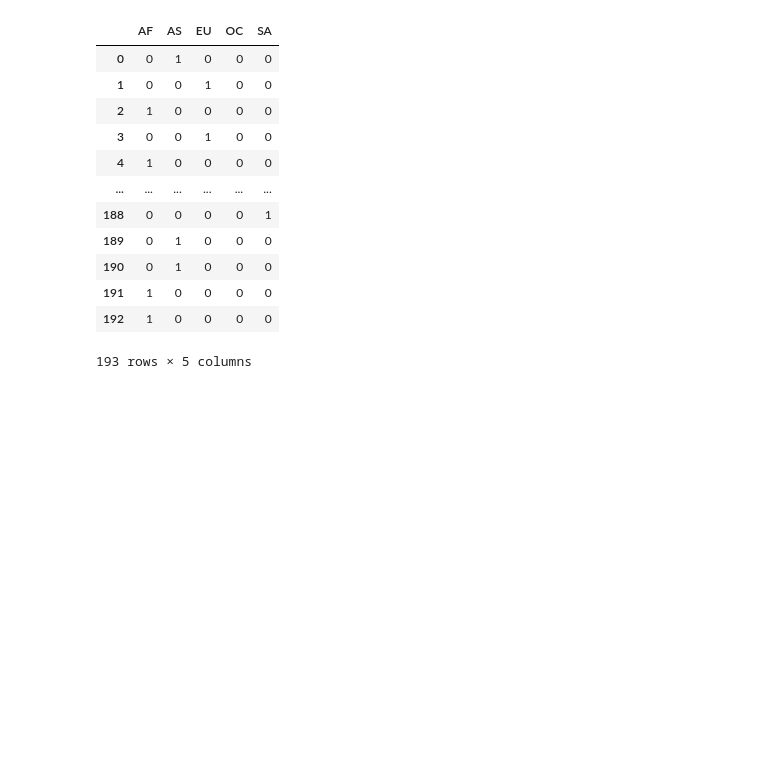
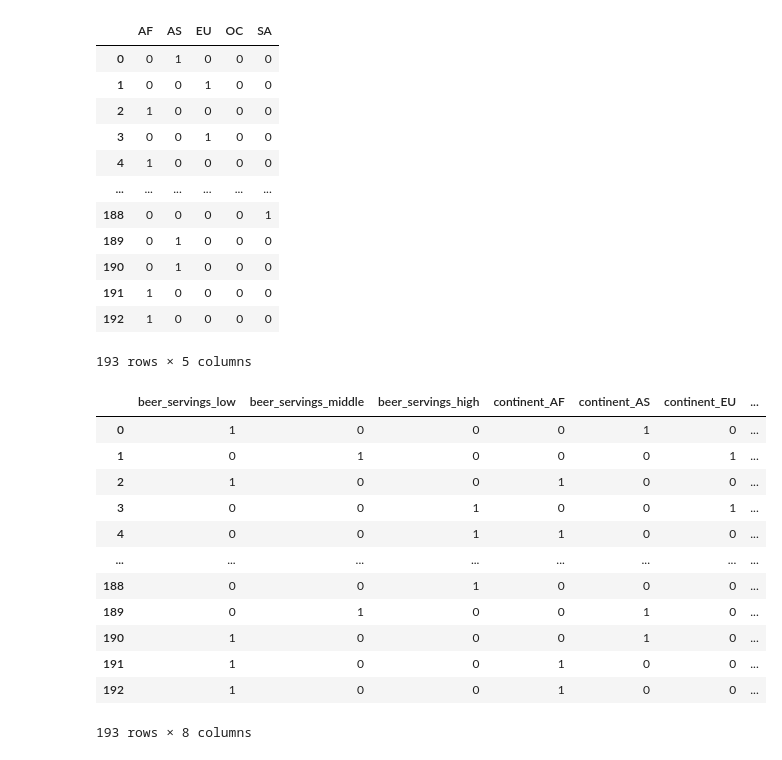
Before and after one commit to Shin-Sangseok/Google_colab_practice, a Jupyter notebook: label_encoding.ipynb, the cells around one changed output. Drawn from its saved outputs; the diff is of its cells as text; code cells hidden in the pictures; blank space fills up the shorter version.

```diff
--- a/label_encoding.ipynb
+++ b/label_encoding.ipynb
@@ -181,7 +186,11 @@ df2.loc[:,['words','hobby']]
 # %%
 import pandas as pd
-csv_data = pd.read_csv('C:/Users/hi/csv-data/drinks (1).csv')
+csv_data = pd.read_csv('/content/drive/MyDrive/drinks.csv')
 csv_data
+
+#df = pd.read_csv('/content/scientists.csv')
+#df
+#/content/drive/MyDrive/python-data/scientists.csv
 # %% [output]
 |  | country | beer_servings | spirit_servings | wine_servings | total_litres_of_pure_alcohol | continent |
 | 0 | Afghanistan | 0 | 0 | 0 | 0.0 | AS |
@@ -289,3 +300,7 @@ target
 192       low
 Name: beer_servings, Length: 193, dtype: category
 Categories (3, object): ['low' < 'middle' < 'high']
+# %%
+df_samples2 = df_samples.copy()
+del df_samples2['beer_cat']
+df_samples2
@@ -349,3 +400,19 @@ pd.get_dummies(col)
 | 191 | 1 | 0 | 0 | 0 | 0 |
 | 192 | 1 | 0 | 0 | 0 | 0 |
 193 rows × 5 columns
+# %%
+pd.get_dummies(df_samples2)
+# %% [output]
+|  | beer_servings_low | beer_servings_middle | beer_servings_high | continent_AF | continent_AS | continent_EU | ... |
+| 0 | 1 | 0 | 0 | 0 | 1 | 0 | ... |
+| 1 | 0 | 1 | 0 | 0 | 0 | 1 | ... |
+| 2 | 1 | 0 | 0 | 1 | 0 | 0 | ... |
+| 3 | 0 | 0 | 1 | 0 | 0 | 1 | ... |
+| 4 | 0 | 0 | 1 | 1 | 0 | 0 | ... |
+| ... | ... | ... | ... | ... | ... | ... | ... |
+| 188 | 0 | 0 | 1 | 0 | 0 | 0 | ... |
+| 189 | 0 | 1 | 0 | 0 | 1 | 0 | ... |
+| 190 | 1 | 0 | 0 | 0 | 1 | 0 | ... |
+| 191 | 1 | 0 | 0 | 1 | 0 | 0 | ... |
+| 192 | 1 | 0 | 0 | 1 | 0 | 0 | ... |
+193 rows × 8 columns
```
Also changed, not shown: parts of 11 cells of this notebook.
